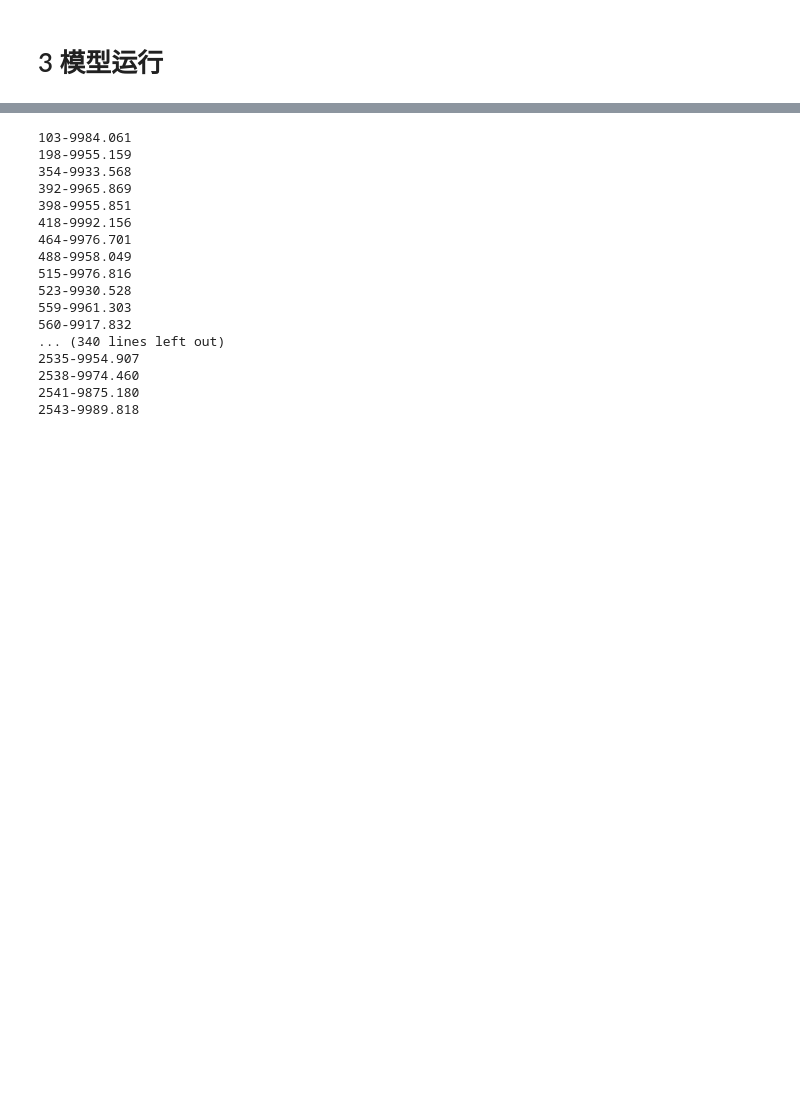
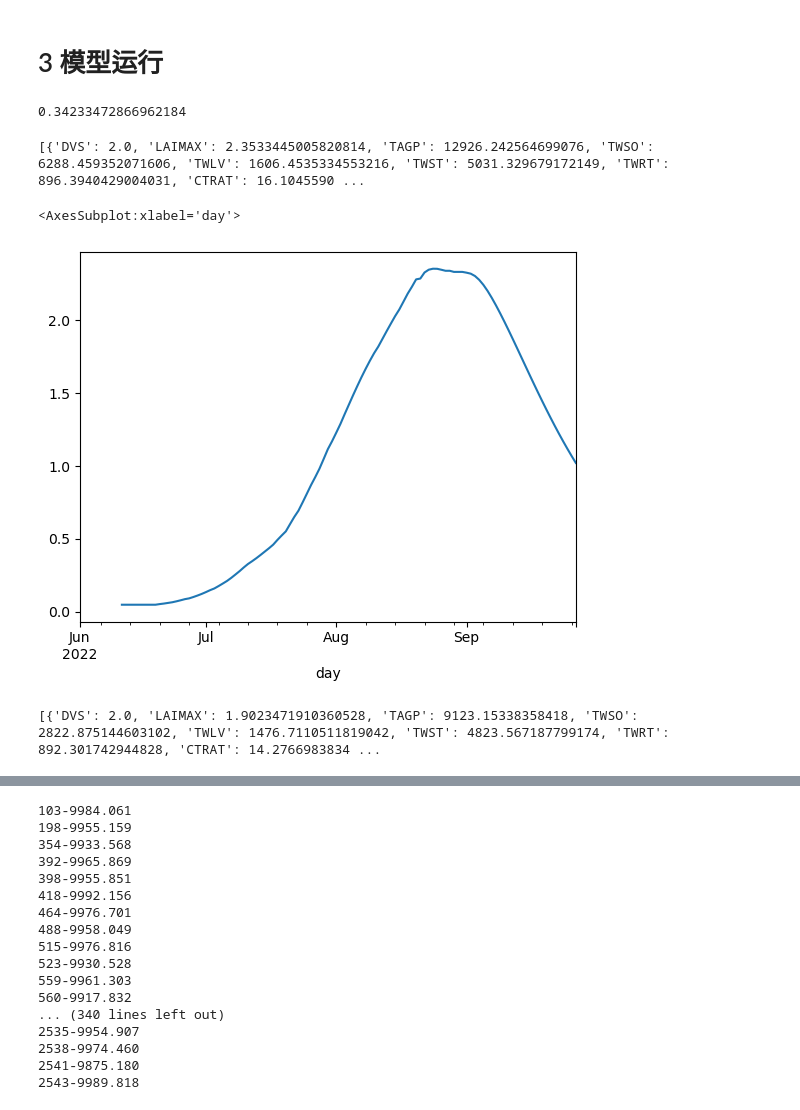
Before and after one commit to cleanhun13/myWofost, a Jupyter notebook: Wofost_opt.ipynb, the cells around one changed output, grey strips where cells are left out. Saved outputs shown, nothing was run; the diff lists cells and outputs as text; code cells hidden in the pictures; blank space fills up the shorter version.

```diff
--- a/Wofost_opt.ipynb
+++ b/Wofost_opt.ipynb
@@ -58,3 +85,42 @@ wdp = ExcelWeatherDataProvider(weatherfile)
 # %%
 # 管理文件数据
-agro = my_agro(yaml_agro_2021, 180)
+agro = my_agro(yaml_agro_2022, 180)
+# %%
+param_dict = {'AMAXTB001': 35.89868988424085,
+              'CVL': 0.34233472866962184,
+              'CVO': 0.9061556341177905,
+              'EFFTB001': 0.6998426421331362,
+              'EFFTB003': 0.6226595230351528,
+              'FLTB003': 0.5079456854587474,
+              'KDIFTB003': 0.7626679107947356,
+              'NCRIT_FR': 0.9781884672418081,
+              'SLATB001': 0.001674384000281429,
+              'SLATB003': 0.0014820347632640788,
+              'SPAN': 45.88249619463032,
+              'TDWI': 77.29430319989673,
+              'TEFFMX': 37.1070284065041,
+              'TMNFTB003': 1.1882975316857127}
+# %%
+parameters = overwrite_para(params=parameters, param_dict=param_dict)
+# %%
+parameters['CVL']
+# %% [output]
+0.34233472866962184
+# %%
+modelrerunner = ModelRerunner(parameters, wdp, agro)
+result = modelrerunner(param_dict, flag=True)
+print(result[1])
+# %% [output]
+[{'DVS': 2.0, 'LAIMAX': 2.3533445005820814, 'TAGP': 12926.242564699076, 'TWSO': 6288.459352071606, 'TWLV': 1606.4535334553216, 'TWST': 5031.329679172149, 'TWRT': 896.3940429004031, 'CTRAT': 16.1045590 ...
+# %%
+result[0].LAI.plot()
+# %% [output]
+<AxesSubplot:xlabel='day'>
+[figure, added]
+# %%
+
+modelrerunner = Wofost80_NWLP_FD(parameters, wdp, agro)
+modelrerunner.run_till_terminate()
+print(modelrerunner.get_summary_output())
+# %% [output]
+[{'DVS': 2.0, 'LAIMAX': 1.9023471910360528, 'TAGP': 9123.15338358418, 'TWSO': 2822.875144603102, 'TWLV': 1476.7110511819042, 'TWST': 4823.567187799174, 'TWRT': 892.301742944828, 'CTRAT': 14.2766983834 ...
```
Also changed, not shown: parts of 6 cells of this notebook, 7 other files.
